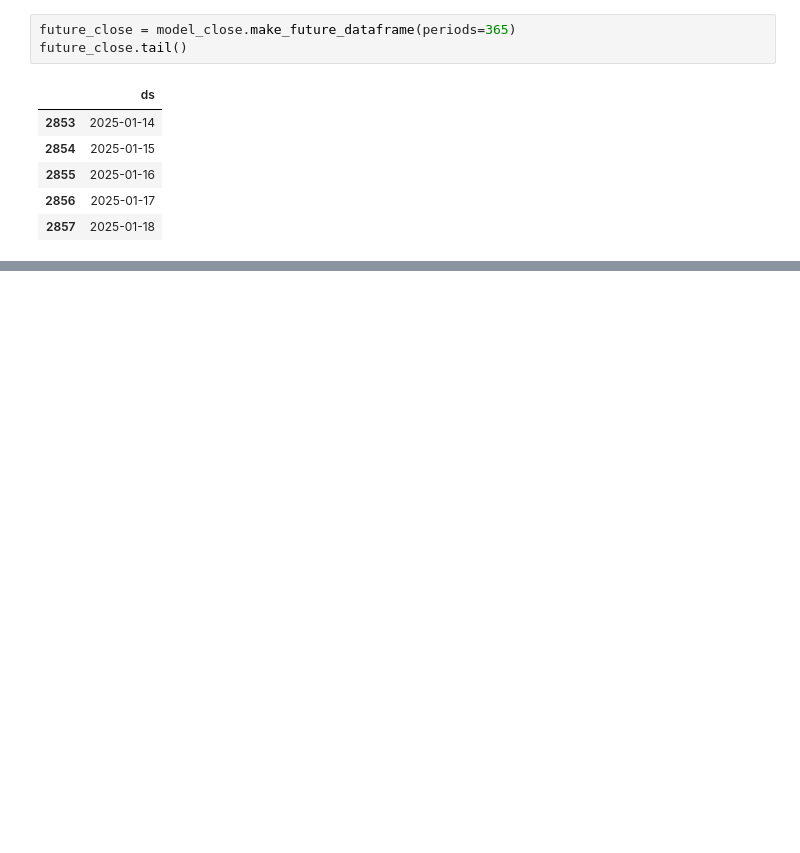
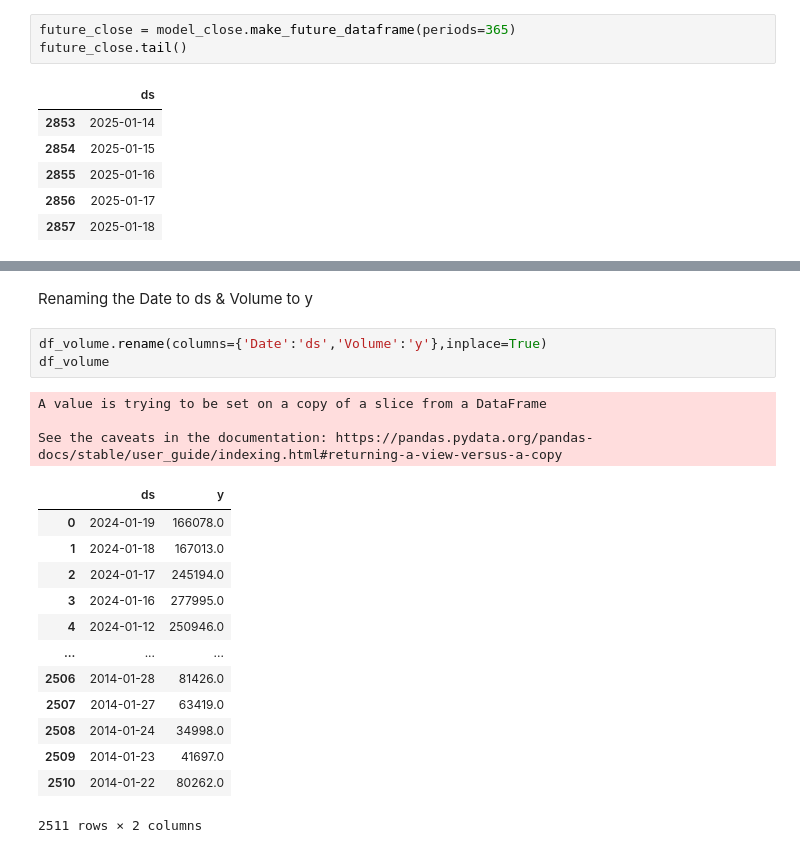
Before and after one commit to shivank124/Kaggle, a Jupyter notebook: gold-stock-prize.ipynb, the cells around one changed output, grey strips where cells are left out. Saved outputs shown, nothing was run; the diff lists cells and outputs as text; blank space fills up the shorter version.

```diff
--- a/gold-stock-prize.ipynb
+++ b/gold-stock-prize.ipynb
@@ -255,0 +273,22 @@ Discarding nonzero nanoseconds in conversion.
+# %% [markdown]
+Renaming the Date to ds & Volume to y
+# %%
+df_volume.rename(columns={'Date':'ds','Volume':'y'},inplace=True)
+df_volume
+# %% [output]
+A value is trying to be set on a copy of a slice from a DataFrame
+
+See the caveats in the documentation: https://pandas.pydata.org/pandas-docs/stable/user_guide/indexing.html#returning-a-view-versus-a-copy
+|  | ds | y |
+| 0 | 2024-01-19 | 166078.0 |
+| 1 | 2024-01-18 | 167013.0 |
+| 2 | 2024-01-17 | 245194.0 |
+| 3 | 2024-01-16 | 277995.0 |
+| 4 | 2024-01-12 | 250946.0 |
+| ... | ... | ... |
+| 2506 | 2014-01-28 | 81426.0 |
+| 2507 | 2014-01-27 | 63419.0 |
+| 2508 | 2014-01-24 | 34998.0 |
+| 2509 | 2014-01-23 | 41697.0 |
+| 2510 | 2014-01-22 | 80262.0 |
+2511 rows × 2 columns
```
Also changed, not shown: parts of 11 cells of this notebook.
